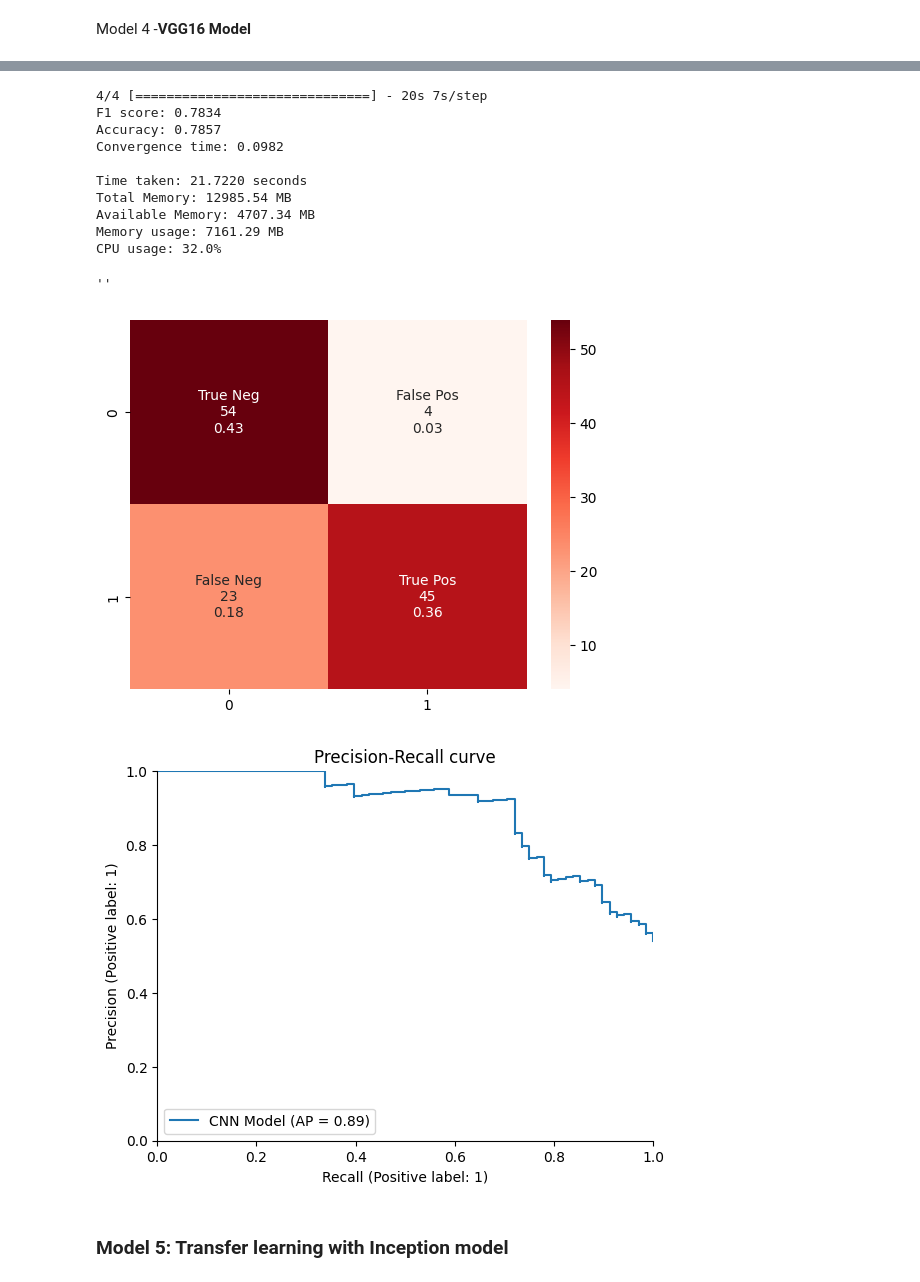
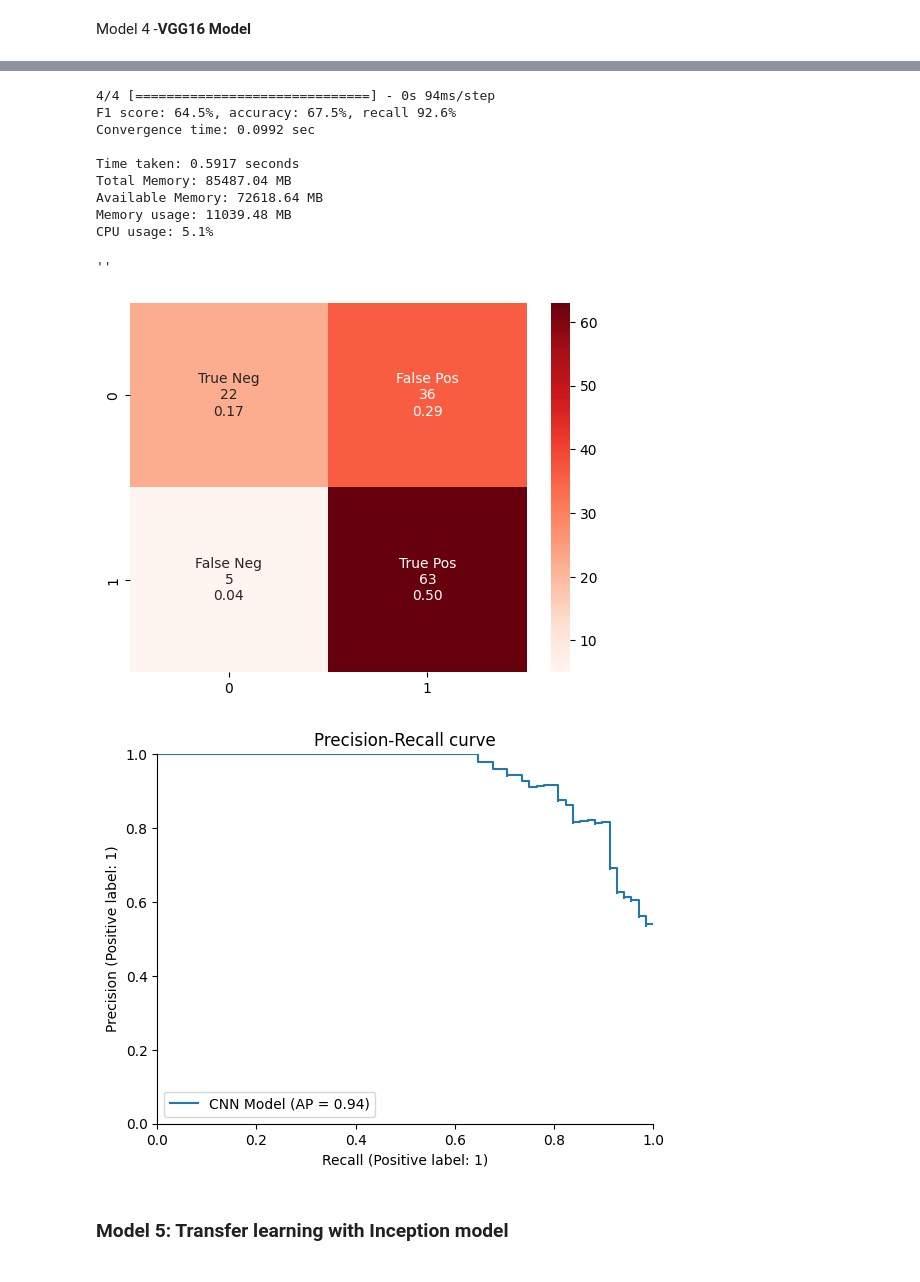
Before and after one commit to ArtemChemist/W207-spring-23-anoop-sneha-art, a Jupyter notebook: W207_project_petridish_final.ipynb, the cells around one changed output, grey strips where cells are left out. Saved outputs shown, nothing was run; the diff lists cells and outputs as text; code cells hidden in the pictures.

```diff
--- a/W207_project_petridish_final.ipynb
+++ b/W207_project_petridish_final.ipynb
@@ -357,7 +340,7 @@ def evaluate_model(model, history, X_val, y_val, plot_target = False):
     if plot_target:
       _ = display.ax_.fill_between([0.99,1], [0.3,0.3], [1,1], facecolor = 'green', alpha=.5)
 
-    return f1, accuracy, convergence
+    return f1, accuracy, convergence, recall
 
 def evaluate_RF_model(model, X_val, y_val):
     y_true = np.argmax(y_val, axis=1)
@@ -920,7 +882,7 @@ base_model = VGG16(weights='imagenet', include_top=False, input_shape=INPUT_SHAP
 base_model.trainable = False
 
 flatten_layer = Flatten()
-dense_layer_1 = Dense(128, activation='relu')')
+dense_layer_1 = Dense(256, activation='relu')
 drop = Dropout(0.5)
 prediction_layer = Dense(num_classes, activation='softmax')
 
@@ -964,30 +926,28 @@ forcing gc..
 # %%
 start_time = time.time()
 # Evaluate Model:
-f1, accuracy, convergence = evaluate_model(vgg16_model,vgg16_history, X_val, y_val)
+f1, accuracy, convergence,recall = evaluate_model(vgg16_model,vgg16_history, X_val, y_val)
 end_time = time.time()
 
 # Print the results
-print(f"F1 score: {f1:.4f}")
-print(f"Accuracy: {accuracy:.4f}")
-print(f"Convergence time: {convergence:.4f}")
+print(f"F1 score: {100*f1:.1f}%, accuracy: {100*accuracy:.1f}%, recall {100*recall:.1f}%")
+print(f"Convergence time: {convergence:.4f} sec")
 print(f"")
 
 print_time_memory_detail(start_time, end_time)
 # %% [output]
-4/4 [==============================] - 20s 7s/step
-F1 score: 0.7834
-Accuracy: 0.7857
-Convergence time: 0.0982
+4/4 [==============================] - 0s 94ms/step
+F1 score: 64.5%, accuracy: 67.5%, recall 92.6%
+Convergence time: 0.0992 sec
 
-Time taken: 21.7220 seconds
-Total Memory: 12985.54 MB
-Available Memory: 4707.34 MB
-Memory usage: 7161.29 MB
-CPU usage: 32.0%
+Time taken: 0.5917 seconds
+Total Memory: 85487.04 MB
+Available Memory: 72618.64 MB
+Memory usage: 11039.48 MB
+CPU usage: 5.1%
 ''
-[figure, old version]
+[figure, new version]
-[figure, old version]
+[figure, new version]
 # %% [markdown]
 ### Model 5: Transfer learning with Inception model
 # %% [markdown]
```
Also changed, not shown: parts of 32 cells of this notebook.
